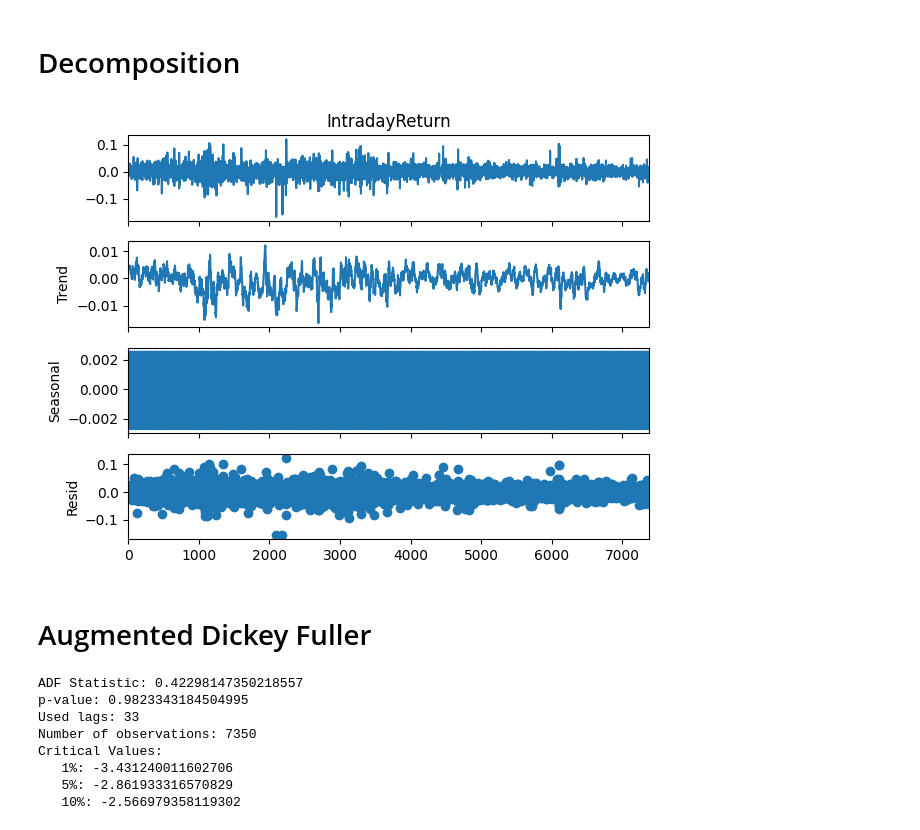
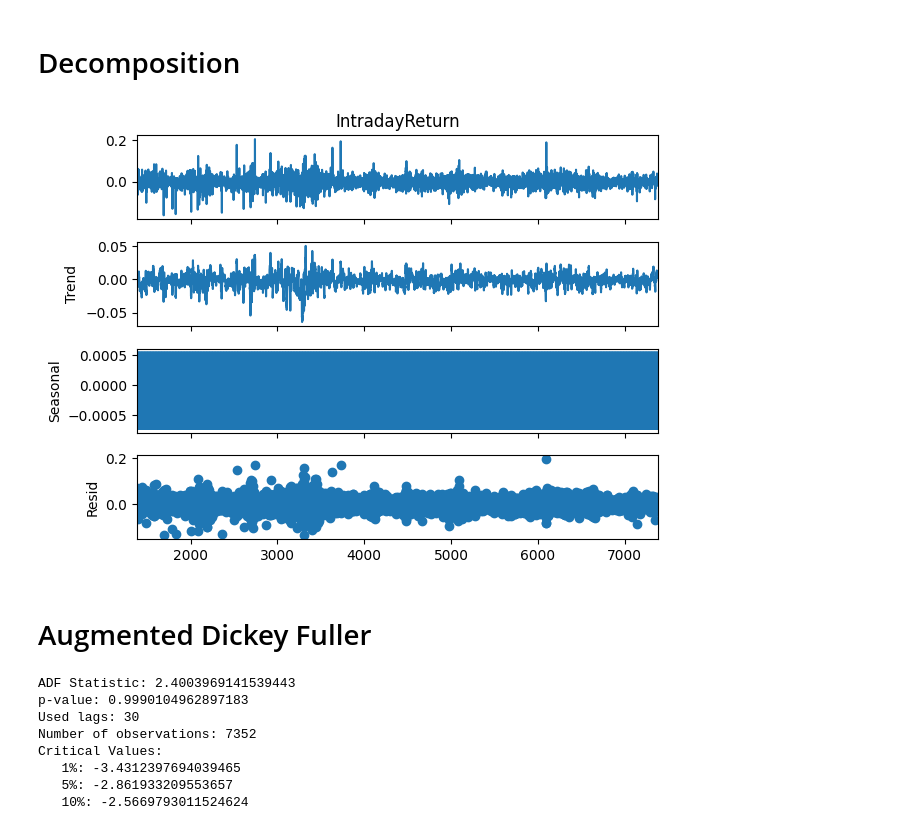
Before and after one commit to git-ankuryadav/Stock-Price-Prediction, a Jupyter notebook: explore.ipynb, the cells around one changed output. Saved outputs shown, nothing was run; the diff lists cells and outputs as text; code cells hidden in the pictures.

```diff
--- a/explore.ipynb
+++ b/explore.ipynb
@@ -9,7 +9,7 @@ from statsmodels.tsa.seasonal import seasonal_decompose
 # %% [markdown]
 # Reading the Data
 # %%
-df = pd.read_csv("dataFiles/HINDUNILVR_cleaned.csv")
+df = pd.read_csv("dataFiles/TATASTEEL_cleaned.csv")
 # %% [markdown]
 # Basic Data Cleaning
 # %%
@@ -60,11 +50,11 @@ df['Return'] =  df['Close'] - df['Open']
 # df['LogReturn'] = np.log(df['Return'])
 
 df.head()
-df2 = df
+df3 = df.tail(6000)
 # %%
 # df2 = df2.set_index('Date')
 # df3 = df2.resample('ME').last()
-df3 = df2
+# df3 = df2
 # %%
 df3.head()
 # %% [output]
@@ -116,11 +115,11 @@ plt.show()
 # %% [markdown]
 # Decomposition
 # %%
-decomposition = seasonal_decompose(df3["IntradayReturn"], model="additive", period=30)
+decomposition = seasonal_decompose(df3["IntradayReturn"], model="additive", period=7)
 decomposition.plot()
 plt.show()
 # %% [output]
-[figure, old version]
+[figure, new version]
 # %% [markdown]
 # Augmented Dickey Fuller
 # %%
@@ -138,14 +137,14 @@ print('Critical Values:')
 for key, value in result[4].items():
     print(f'   {key}: {value}')
 # %% [output]
-ADF Statistic: 0.42298147350218557
-p-value: 0.9823343184504995
-Used lags: 33
-Number of observations: 7350
+ADF Statistic: 2.4003969141539443
+p-value: 0.9990104962897183
+Used lags: 30
+Number of observations: 7352
 Critical Values:
-   1%: -3.431240011602706
-   5%: -2.861933316570829
-   10%: -2.566979358119302
+   1%: -3.4312397694039465
+   5%: -2.861933209553657
+   10%: -2.5669793011524624
 # %%
 from statsmodels.tsa.stattools import adfuller
 
```
Also changed, not shown: parts of 12 cells of this notebook, 2 other files.
